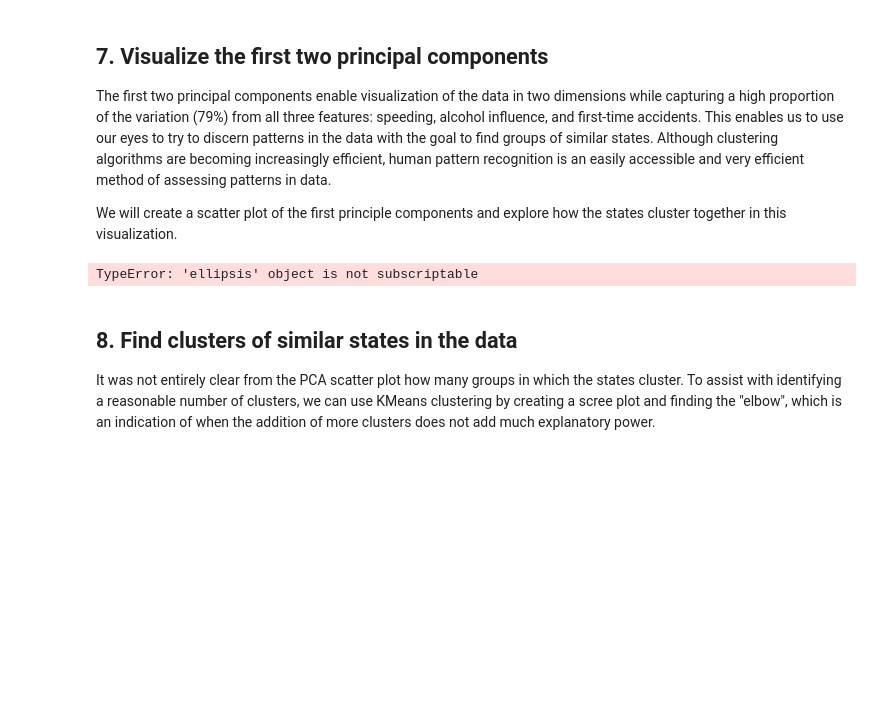
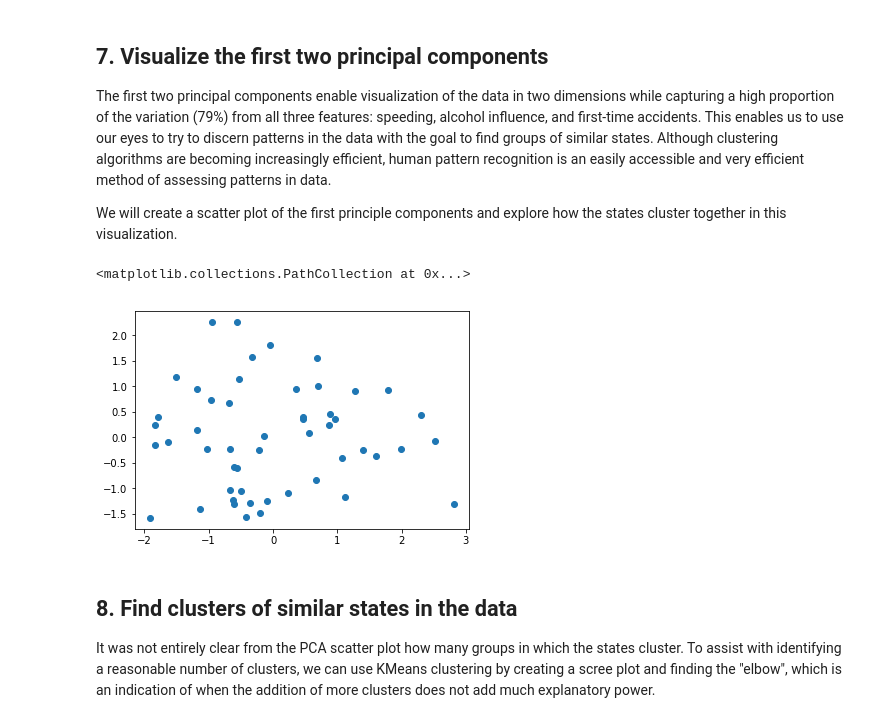
Before and after one commit to anishreddy3/traffic_mortality_analysis, a Jupyter notebook: notebook.ipynb, the cells around one changed output. Cells and saved outputs as stored; diff of their text form; code cells hidden in the pictures; blank space fills up the shorter version.

```diff
--- a/notebook.ipynb
+++ b/notebook.ipynb
@@ -206,16 +206,17 @@ The cumulative variance of the first two principal components is 0.7947
 # %%
 # Transform the scaled features using two principal components
 pca = PCA(n_components=2)
-p_comps = pca.fit_transform(features)
+p_comps = pca.fit_transform(features_scaled)
 
 # Extract the first and second component to use for the scatter plot
 p_comp1 = p_comps[:, 0]
 p_comp2 = p_comps[:, 1]
 
 # Plot the first two principal components in a scatter plot
-plt.plot()
+plt.scatter(p_comp1, p_comp2)
 # %% [output]
-TypeError: 'ellipsis' object is not subscriptable
+<matplotlib.collections.PathCollection at 0x...>
+[figure, added]
 # %% [markdown]
 ## 8. Find clusters of similar states in the data
 <p>It was not entirely clear from the PCA scatter plot how many groups in which the states cluster. To assist with identifying a reasonable number of clusters, we can use KMeans clustering by creating a scree plot and finding the "elbow", which is an indication of when the addition of more clusters does not add much explanatory power.</p>
```
Also changed, not shown: parts of 1 cell of this notebook.
